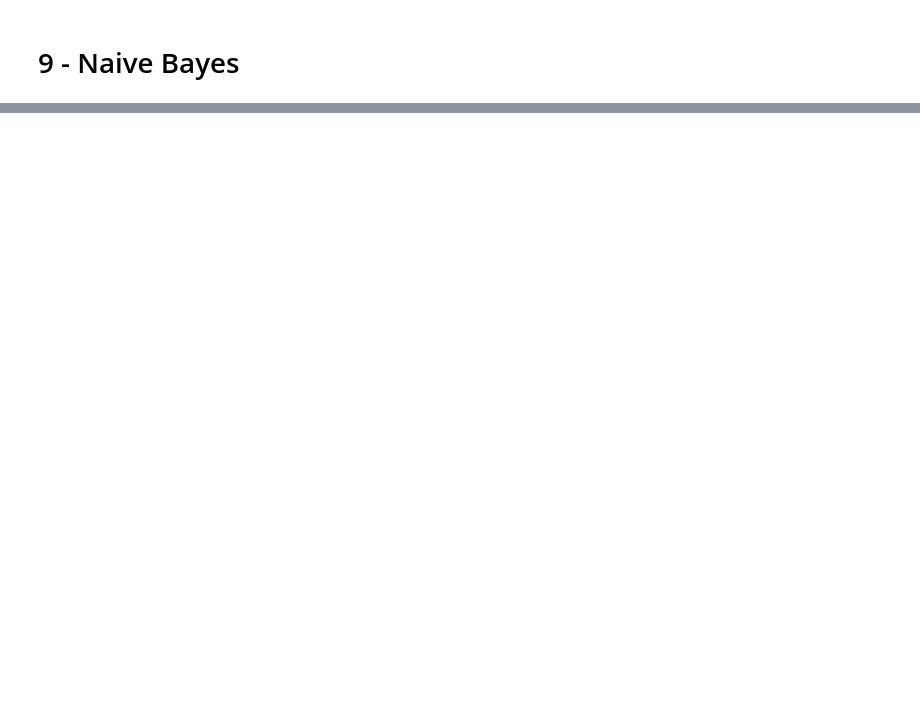
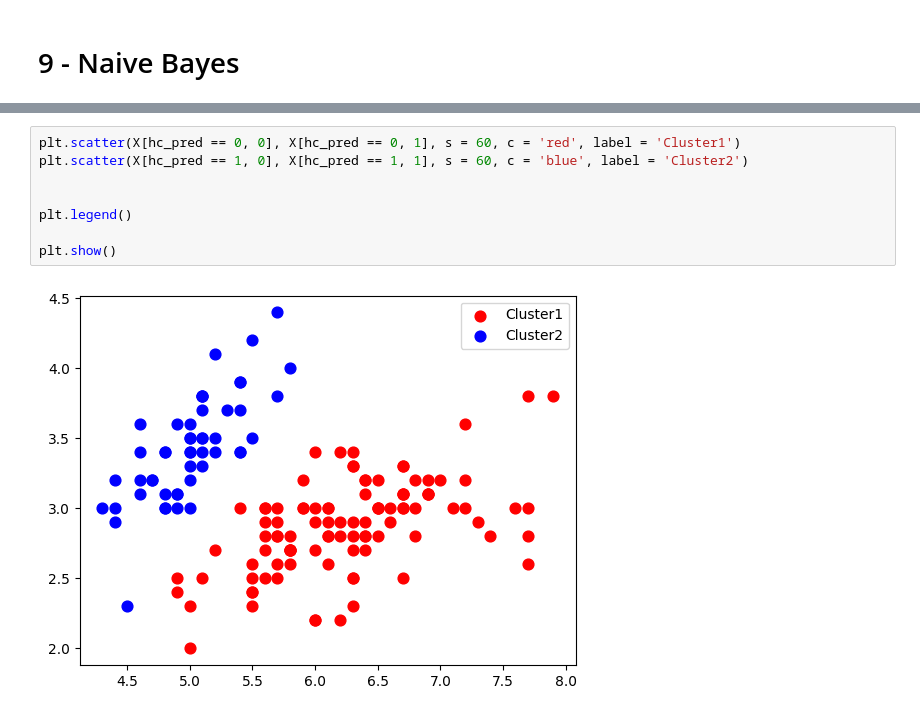
Before and after one commit to Emilinjoseph/Iris-dataset-prediction-using-different-classification-models, a Jupyter notebook: Classification Algorithms Using IRIS dataset.ipynb, the cells around one changed output, grey strips where cells are left out. Drawn from its saved outputs; the diff is of its cells as text; blank space fills up the shorter version.

```diff
--- a/Classification Algorithms Using IRIS dataset.ipynb
+++ b/Classification Algorithms Using IRIS dataset.ipynb
@@ -598,0 +696,10 @@ weighted avg       1.00      1.00      1.00        30
+# %%
+plt.scatter(X[hc_pred == 0, 0], X[hc_pred == 0, 1], s = 60, c = 'red', label = 'Cluster1')
+plt.scatter(X[hc_pred == 1, 0], X[hc_pred == 1, 1], s = 60, c = 'blue', label = 'Cluster2')
+
+
+plt.legend()
+
+plt.show()
+# %% [output]
+[figure, added]
```
Also changed, not shown: parts of 25 cells of this notebook.
